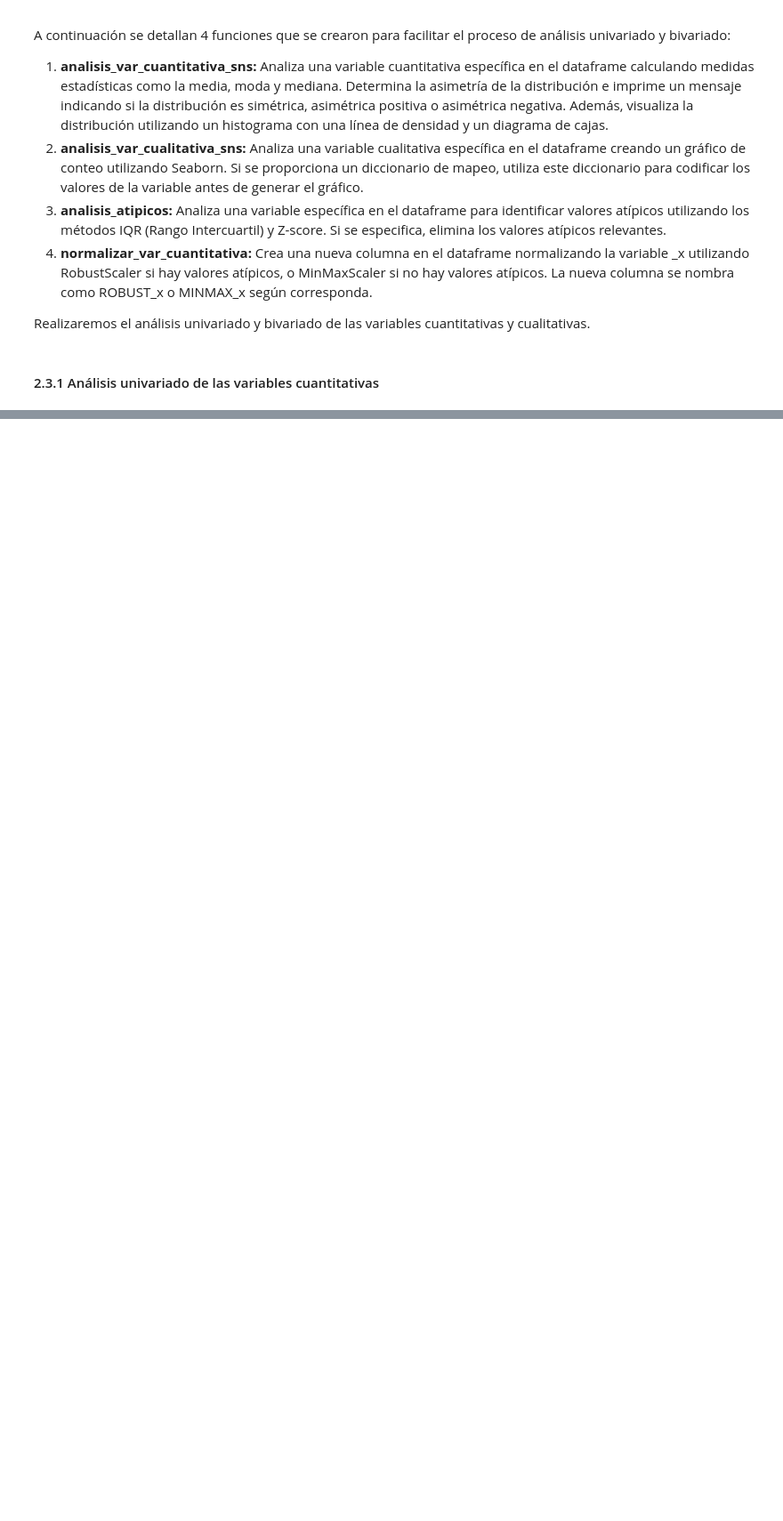
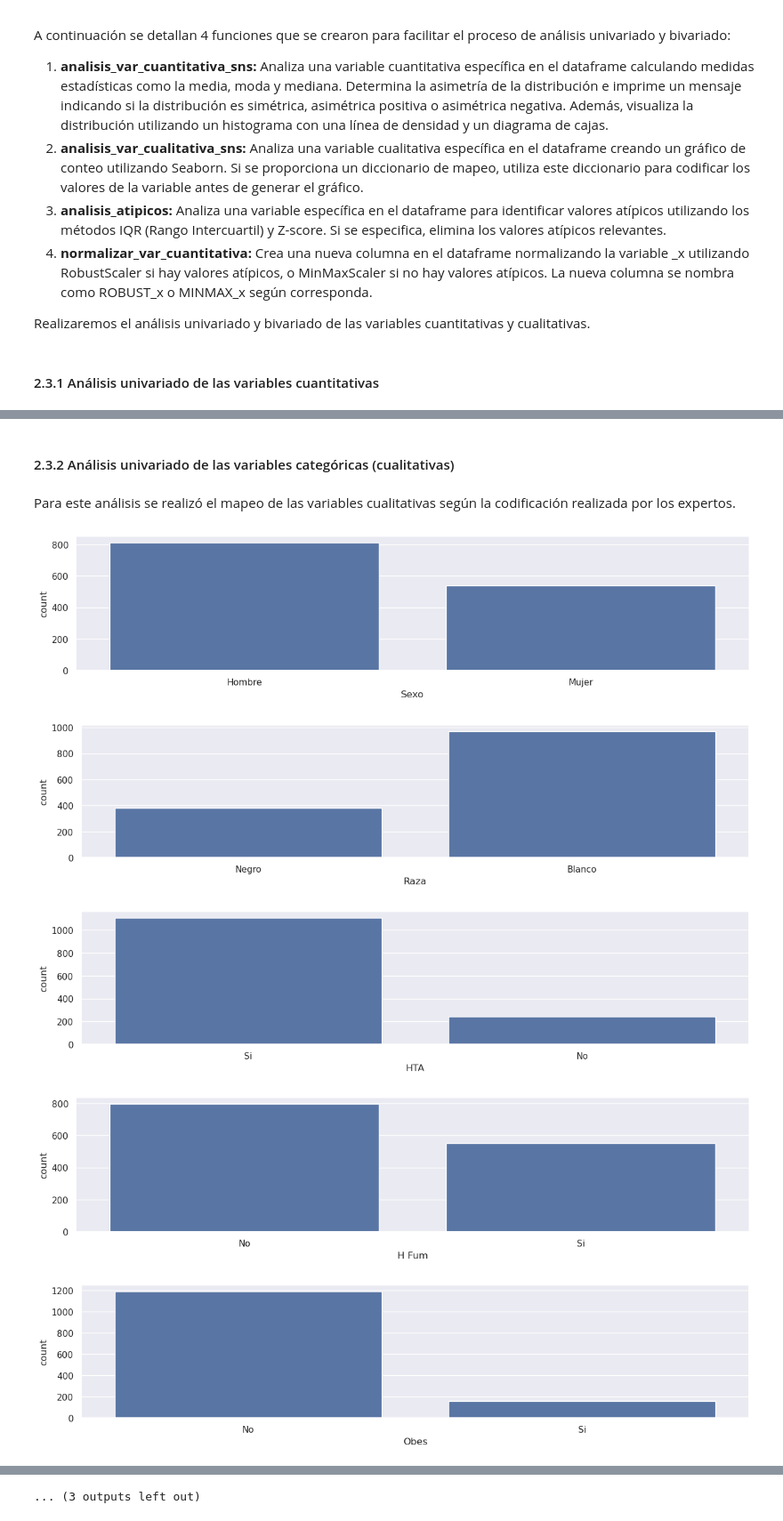
Before and after one commit to rguez4828/CURSO_CDIA, a Jupyter notebook: proyecto_coronario_cdia_final.ipynb, the cells around one changed output, grey strips where cells are left out. Shown at 89% size. Cells and saved outputs as stored; diff of their text form; code cells hidden in the pictures; blank space fills up the shorter version.

Commit message:
Preparacion para la entrega final

```diff
--- a/proyecto_coronario_cdia_final.ipynb
+++ b/proyecto_coronario_cdia_final.ipynb
@@ -626,0 +693,54 @@ analisis_var_cuantitativa_sns(df_coronario_clf, 'Colest')
+# %% [markdown]
+#### 2.3.2 Análisis univariado de las variables categóricas (cualitativas)
+# %% [markdown]
+Para este análisis se realizó el mapeo de las variables cualitativas según la codificación realizada por los expertos.
+# %%
+def short_dict_val(dicc: dict, desp: int = 15) -> dict:
+    """
+    Procesa un diccionario cuyos valores son cadenas de texto.
+    - Si un valor contiene la subcadena ' del', se toma la parte antes de esta.
+    - Si no contiene ' del', se trunca a los primeros 15 caracteres.
+
+    :param dicc: Diccionario con valores tipo cadena.
+    :param desp: Cantidad de caracteres a seleccionar.
+    :return: Nuevo diccionario con los valores procesados.
+    """
+    return {
+        clave: valor.split(' del')[0] if ' del' in valor else valor[:desp]
+        for clave, valor in dicc.items()
+    }
+
+sexo_map = {1: 'Mujer', 2: 'Hombre'}
+raza_map = {1: 'Blanco', 2: 'Negro'}
+sino_map = {1: 'Si', 2: 'No'}
+fevi_map = {1:  '>50%', 2 : '<50%', 3 : 'No realizado'}
+diaging_map = {1: "AIA", 2: "IMA", 3: "IC", 4: "Arritmias y trast de la conducción", 5: "Coro", 6: "Sincope", 7: "Pericarditis", 8: "Shock", 9: "Miocardiopatía hipertrófica", 10: "Angina crónica", 11: "Dolor torácico para estudio", 12: "Otros"}
+ecging_map = {1: "Sin elevación del st", 2: "Con elevación del st", 3: "No realizado", 4: "Arritmias y trast de la conducción"}
+cdecoro_map = {1: 'No', 2: 'Muerte', 3: 'Hematoma en sitio de la punción.', 4: 'IMA', 5: 'Trombosis intracoronaria aguda.', 6: 'No coro', 7: 'Trastornos del ritmo y de la conducción', 8: 'Neurológicas', 9: 'Otras'}
+complicenactp_map = {1: 'No', 2: 'Muerte', 3: 'Hematoma en sitio de la punción.', 4: 'IMA', 5: 'Trombosis intracoronaria aguda.', 6: 'ACTP no realizada', 7: 'Trastornos del ritmo y de la conducción', 8: 'Disección', 9: 'sangramiento', 10: 'otras'}
+complicac_map = {1 : 'No', 2: 'Angina post-IMA', 3: 'Reinfarto', 4: 'I cardiaca', 5: 'Trastornos del ritmo y de la conducción', 6: 'Shock', 7: 'Hipotensión', 8: 'Sangramiento', 9: 'Pericarditis Aguda', 10: 'PCR', 11: 'Sincope', 12: 'Angina recidivante', 13: 'IMA', 14: 'Muerte', 15: 'ECV', 16: 'Otras'}
+
+analisis_var_cualitativa_sns(df_coronario_clf, 'Sexo', sexo_map)
+analisis_var_cualitativa_sns(df_coronario_clf, 'Raza', raza_map)
+
+analisis_var_cualitativa_sns(df_coronario_clf, 'HTA', sino_map)
+analisis_var_cualitativa_sns(df_coronario_clf, 'H Fum', sino_map)
+analisis_var_cualitativa_sns(df_coronario_clf, 'Obes', sino_map)
+analisis_var_cualitativa_sns(df_coronario_clf, 'Disl', sino_map)
+analisis_var_cualitativa_sns(df_coronario_clf, 'DM', sino_map)
+analisis_var_cualitativa_sns(df_coronario_clf, 'IRC', sino_map)
+analisis_var_cualitativa_sns(df_coronario_clf, 'IMA ant', sino_map)
+
+analisis_var_cualitativa_sns(df_coronario_clf, 'FEVI ', fevi_map)
+analisis_var_cualitativa_sns(df_coronario_clf, 'Diag ing', short_dict_val(diaging_map))
+analisis_var_cualitativa_sns(df_coronario_clf, 'ECG ing', short_dict_val(ecging_map))
+
+analisis_var_cualitativa_sns(df_coronario_clf, 'C de coro', short_dict_val(cdecoro_map))
+analisis_var_cualitativa_sns(df_coronario_clf, 'Complic en ACTP', short_dict_val(complicenactp_map))
+analisis_var_cualitativa_sns(df_coronario_clf, 'Complicac', short_dict_val(complicac_map), 35)
+# %% [output]
+[figure, added]
+[figure, added]
+[figure, added]
+[figure, added]
+[figure, added]
@@ -626,0 +754 @@ analisis_var_cuantitativa_sns(df_coronario_clf, 'Colest')
+... (3 outputs left out)
```
Also changed, not shown: parts of 20 cells of this notebook.
